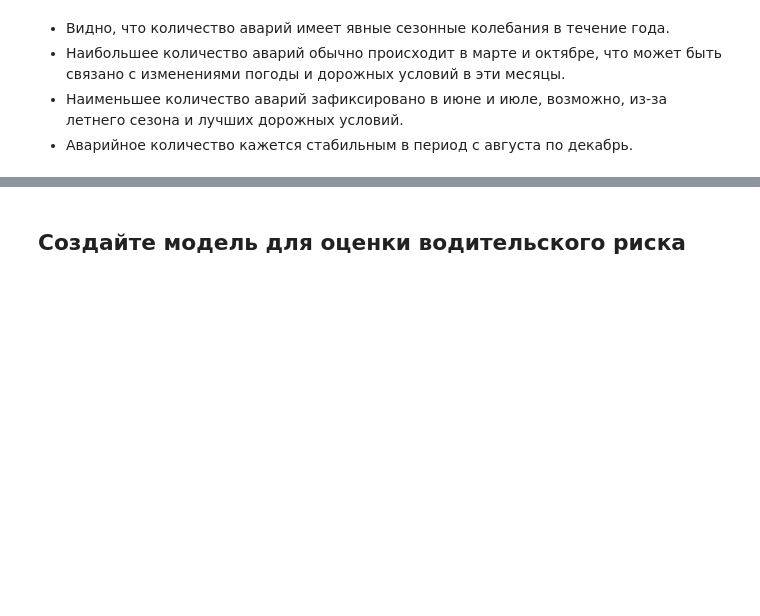
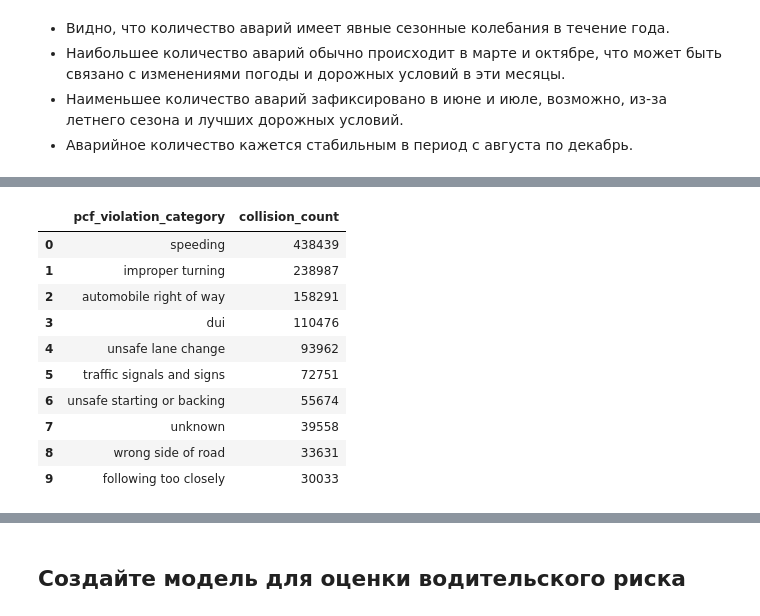
Before and after one commit to Denis-Mukhanov/road-accident-risk, a Jupyter notebook: road_accident_risk.ipynb, the cells around one changed output, grey strips where cells are left out. Saved outputs shown, nothing was run; the diff lists cells and outputs as text; code cells hidden in the pictures; blank space fills up the shorter version.

```diff
--- a/road_accident_risk.ipynb
+++ b/road_accident_risk.ipynb
@@ -266,0 +313,25 @@ plt.show()
+# %%
+# sql запрос
+query = '''
+SELECT PCF_VIOLATION_CATEGORY,
+       COUNT(*) AS collision_count
+FROM collisions
+GROUP BY PCF_VIOLATION_CATEGORY
+ORDER BY collision_count DESC
+LIMIT 10;
+'''
+
+df = request(query)
+display(df)
+# %% [output]
+|  | pcf_violation_category | collision_count |
+| 0 | speeding | 438439 |
+| 1 | improper turning | 238987 |
+| 2 | automobile right of way | 158291 |
+| 3 | dui | 110476 |
+| 4 | unsafe lane change | 93962 |
+| 5 | traffic signals and signs | 72751 |
+| 6 | unsafe starting or backing | 55674 |
+| 7 | unknown | 39558 |
+| 8 | wrong side of road | 33631 |
+| 9 | following too closely | 30033 |
```
Also changed, not shown: parts of 7 cells of this notebook.
